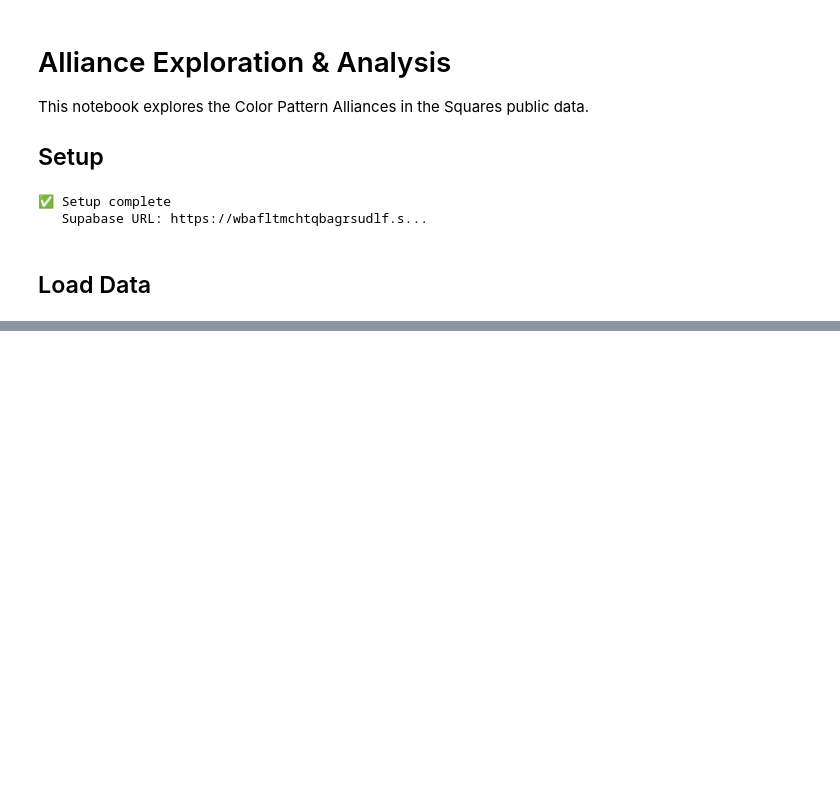
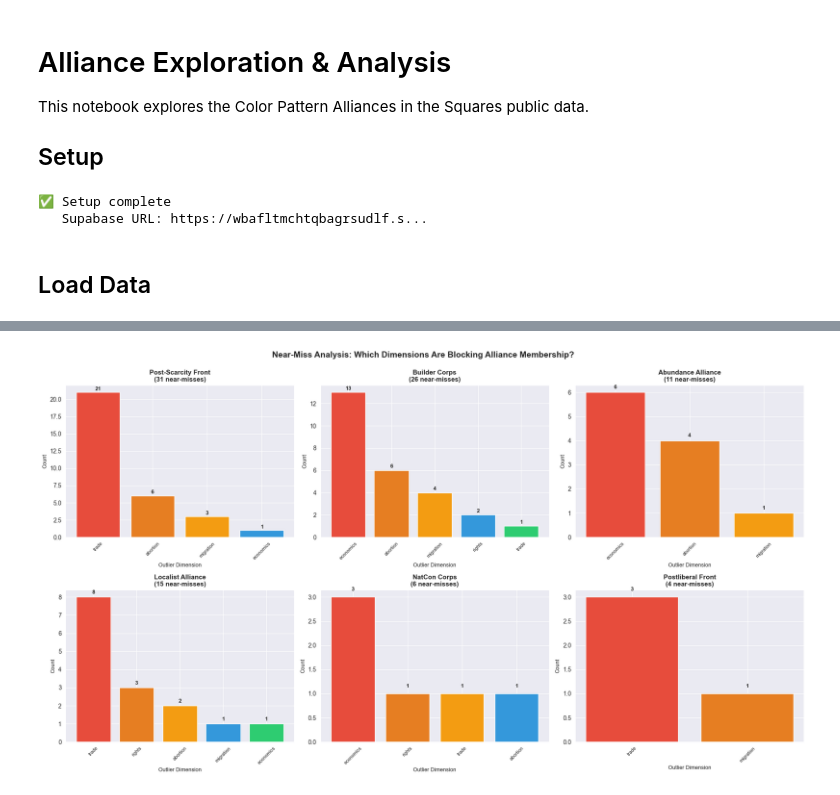
Before and after one commit to seanbhart/squares, a Jupyter notebook: analytics/alliance_exploration.ipynb, the cells around one changed output, grey strips where cells are left out. Cells and saved outputs as stored; diff of their text form; code cells hidden in the pictures; blank space fills up the shorter version.

```diff
--- a/analytics/alliance_exploration.ipynb
+++ b/analytics/alliance_exploration.ipynb
@@ -756,0 +530,86 @@ hiponax.eth  410486               3            3               1
+# %%
+# Analyze near-miss patterns by alliance
+if len(near_miss_df) > 0:
+    # Create a comprehensive visualization for each alliance
+    alliances_with_near_misses = near_miss_df['alliance'].unique()
+
+    print(f"Near-Miss Pattern Analysis")
+    print("="*70)
+    print(f"Total near-misses: {len(near_miss_df)}")
+    print(f"Alliances with near-misses: {len(alliances_with_near_misses)}\n")
+
+    # Create subplots for each alliance
+    n_alliances = len(alliances_with_near_misses)
+    fig, axes = plt.subplots(2, 3, figsize=(18, 10))
+    axes = axes.flatten()
+
+    for idx, alliance_name in enumerate(alliances_with_near_misses):
+        alliance_near_misses = near_miss_df[near_miss_df['alliance'] == alliance_name]
+
+        # Count outlier dimensions
+        outlier_counts = alliance_near_misses['outlier_dimension'].value_counts()
+
+        # Create bar chart
+        ax = axes[idx]
+        colors = ['#e74c3c', '#e67e22', '#f39c12', '#3498db', '#2ecc71']
+        ax.bar(outlier_counts.index, outlier_counts.values, color=colors[:len(outlier_counts)])
+        ax.set_title(f'{alliance_name}\n({len(alliance_near_misses)} near-misses)', fontsize=11, fontweight='bold')
+        ax.set_xlabel('Outlier Dimension', fontsize=9)
+        ax.set_ylabel('Count', fontsize=9)
+        ax.tick_params(axis='x', rotation=45, labelsize=8)
+
+        # Add value labels on bars
+        for i, (dim, count) in enumerate(outlier_counts.items()):
+            ax.text(i, count + 0.1, str(count), ha='center', va='bottom', fontsize=9, fontweight='bold')
+
+    # Hide unused subplots
+    for idx in range(len(alliances_with_near_misses), len(axes)):
+        axes[idx].axis('off')
+
+    plt.suptitle('Near-Miss Analysis: Which Dimensions Are Blocking Alliance Membership?',
+                 fontsize=14, fontweight='bold', y=0.995)
+    plt.tight_layout()
+    plt.show()
+
+    # Detailed breakdown by alliance
+    print("\n" + "="*70)
+    print("DETAILED NEAR-MISS PATTERNS BY ALLIANCE")
+    print("="*70)
+
+    for alliance_name in alliances_with_near_misses:
+        alliance_near_misses = near_miss_df[near_miss_df['alliance'] == alliance_name]
+
+        print(f"\n{'─'*70}")
+        print(f"🎯 {alliance_name}")
+        print(f"{'─'*70}")
+        print(f"Total near-misses: {len(alliance_near_misses)}")
+
+        # Dimension breakdown
+        outlier_counts = alliance_near_misses['outlier_dimension'].value_counts()
+        print(f"\nBlocking dimensions:")
+        for dim, count in outlier_counts.items():
+            pct = (count / len(alliance_near_misses)) * 100
+            print(f"  • {dim.title():<12} {count:>3} users ({pct:>5.1f}%)")
+
+        # Show score ranges for the outlier dimensions
+        print(f"\nOutlier score ranges:")
+        for dim in outlier_counts.index:
+            # Add '_score' suffix if not present
+            dim_col = dim if dim in ['trade', 'abortion', 'migration', 'economics', 'rights'] else dim
+            dim_scores = alliance_near_misses[alliance_near_misses['outlier_dimension'] == dim][dim_col]
+            if len(dim_scores) > 0:
+                print(f"  • {dim.title():<12} range: {dim_scores.min():.0f}-{dim_scores.max():.0f}, "
+                      f"avg: {dim_scores.mean():.1f}")
+
+        # Show a few example users
+        print(f"\nExample users:")
+        for _, row in alliance_near_misses.head(3).iterrows():
+            print(f"  • @{row['username']}: {row['outlier_dimension']}={row['outlier_value']:.0f} "
+                  f"(T={row['trade']:.0f}, A={row['abortion']:.0f}, M={row['migration']:.0f}, "
+                  f"E={row['economics']:.0f}, R={row['rights']:.0f})")
+
+    print("\n" + "="*70)
+
+else:
+    print("No near-misses to analyze.")
+# %% [output]
@@ -756,0 +620 @@ hiponax.eth  410486               3            3               1
+[figure, added]
```
Also changed, not shown: parts of 39 cells of this notebook, 6 other files.
